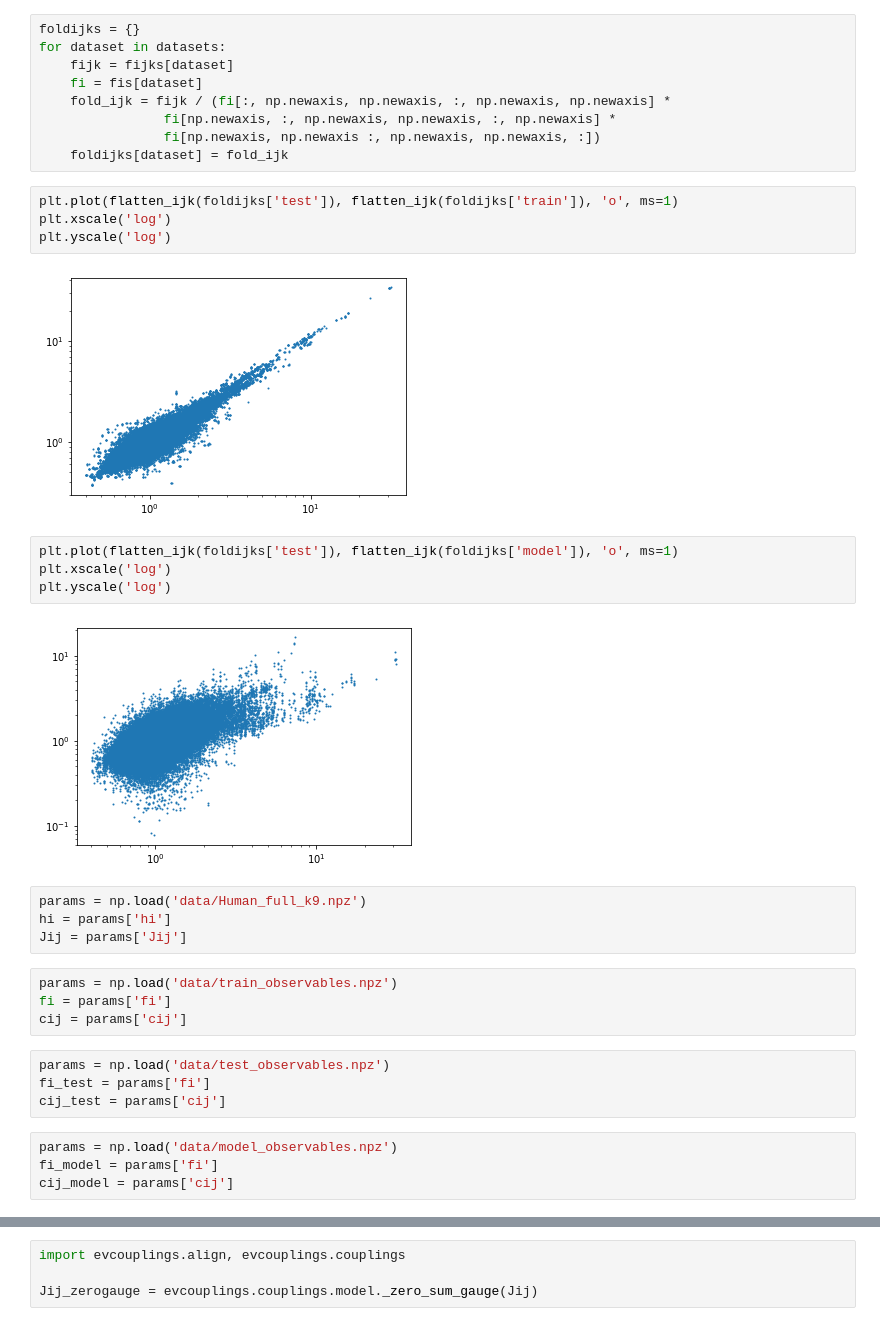
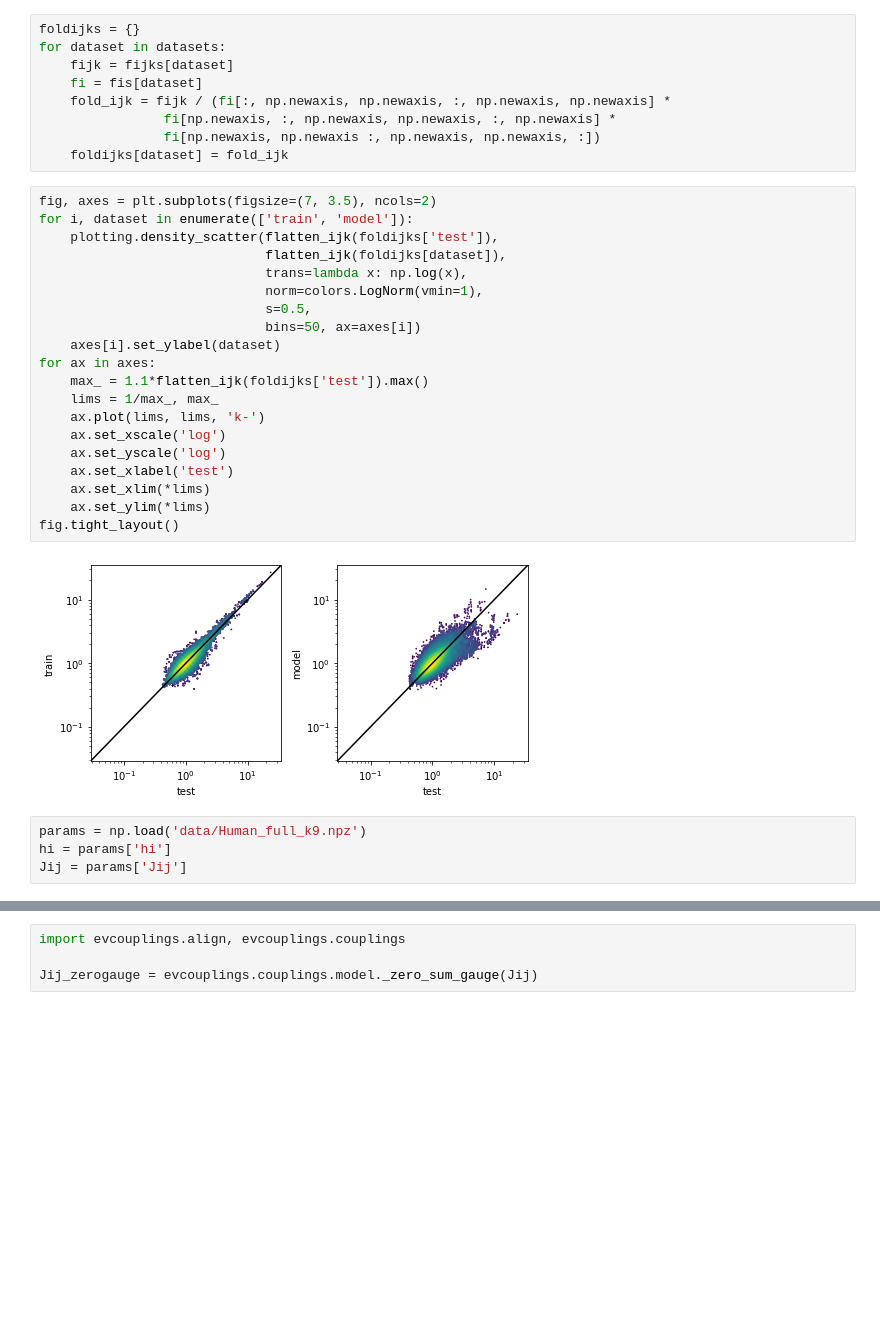
Before and after one commit to andim/peptidome, a Jupyter notebook: code/maxent/full_potts.ipynb, the cells around one changed output, grey strips where cells are left out. Saved outputs shown, nothing was run; the diff lists cells and outputs as text; blank space fills up the shorter version.

```diff
--- a/code/maxent/full_potts.ipynb
+++ b/code/maxent/full_potts.ipynb
@@ -145,31 +111,29 @@ for dataset in datasets:
                 fi[np.newaxis, :, np.newaxis, np.newaxis, :, np.newaxis] *
                 fi[np.newaxis, np.newaxis :, np.newaxis, np.newaxis, :])
     foldijks[dataset] = fold_ijk
-# %%
-plt.plot(flatten_ijk(foldijks['test']), flatten_ijk(foldijks['train']), 'o', ms=1)
-plt.xscale('log')
-plt.yscale('log')
-# %% [output]
-[figure, removed]
-# %%
-plt.plot(flatten_ijk(foldijks['test']), flatten_ijk(foldijks['model']), 'o', ms=1)
-plt.xscale('log')
-plt.yscale('log')
-# %% [output]
-[figure, removed]
+# %%
+fig, axes = plt.subplots(figsize=(7, 3.5), ncols=2)
+for i, dataset in enumerate(['train', 'model']):
+    plotting.density_scatter(flatten_ijk(foldijks['test']),
+                             flatten_ijk(foldijks[dataset]),
+                             trans=lambda x: np.log(x),
+                             norm=colors.LogNorm(vmin=1),
+                             s=0.5,
+                             bins=50, ax=axes[i])
+    axes[i].set_ylabel(dataset)
+for ax in axes:
+    max_ = 1.1*flatten_ijk(foldijks['test']).max()
+    lims = 1/max_, max_
+    ax.plot(lims, lims, 'k-')
+    ax.set_xscale('log')
+    ax.set_yscale('log')
+    ax.set_xlabel('test')
+    ax.set_xlim(*lims)
+    ax.set_ylim(*lims)
+fig.tight_layout()
+# %% [output]
+[figure, added]
 # %%
 params = np.load('data/Human_full_k9.npz')
 hi = params['hi']
 Jij = params['Jij']
-# %%
-params = np.load('data/train_observables.npz')
-fi = params['fi']
-cij = params['cij']
-# %%
-params = np.load('data/test_observables.npz')
-fi_test = params['fi']
-cij_test = params['cij']
-# %%
-params = np.load('data/model_observables.npz')
-fi_model = params['fi']
-cij_model = params['cij']
```
Also changed, not shown: parts of 13 cells of this notebook, 4 other files.
